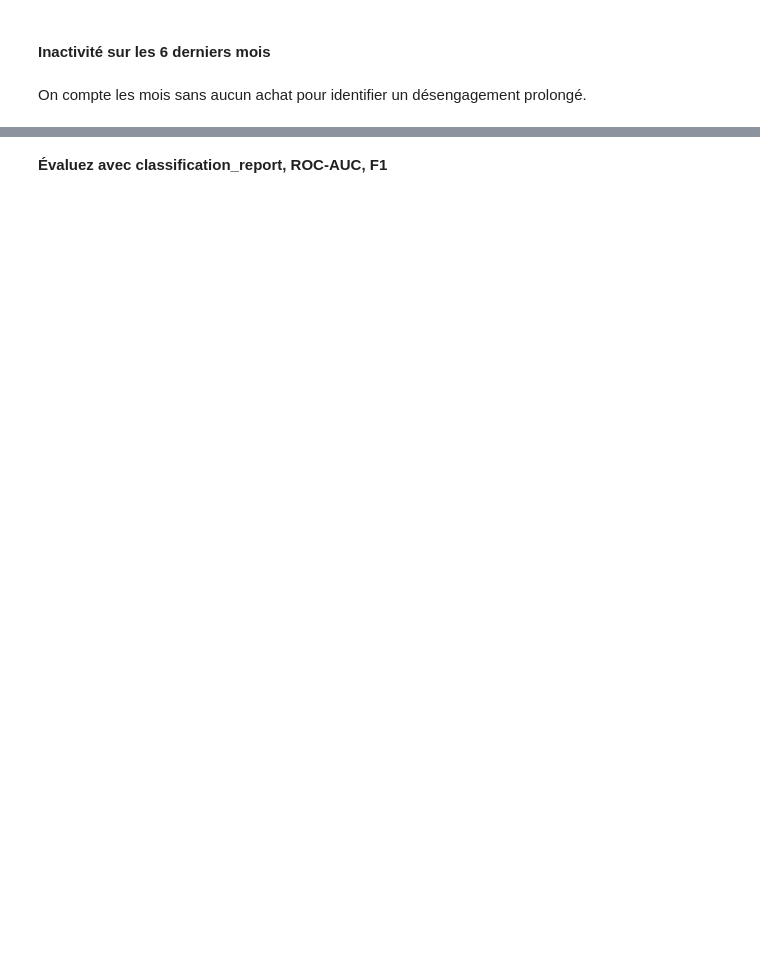
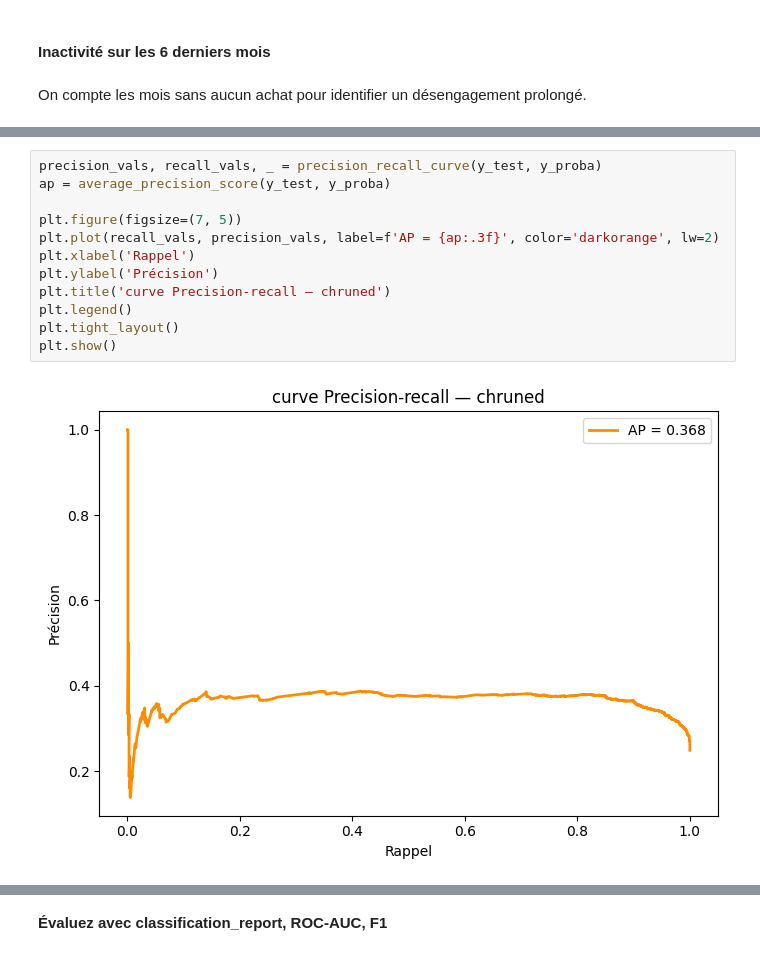
Before and after one commit to fds-imane/Data_Marketing, a Jupyter notebook: data_marketing_part_4.ipynb, the cells around one changed output, grey strips where cells are left out. Cells and saved outputs as stored; diff of their text form; blank space fills up the shorter version.

```diff
--- a/data_marketing_part_4.ipynb
+++ b/data_marketing_part_4.ipynb
@@ -575,0 +693,14 @@ shap.dependence_plot("freq_trend", shap_values, X)
+# %%
+precision_vals, recall_vals, _ = precision_recall_curve(y_test, y_proba)
+ap = average_precision_score(y_test, y_proba)
+
+plt.figure(figsize=(7, 5))
+plt.plot(recall_vals, precision_vals, label=f'AP = {ap:.3f}', color='darkorange', lw=2)
+plt.xlabel('Rappel')
+plt.ylabel('Précision')
+plt.title('curve Precision-recall — chruned')
+plt.legend()
+plt.tight_layout()
+plt.show()
+# %% [output]
+[figure, added]
```
Also changed, not shown: parts of 107 cells of this notebook.
